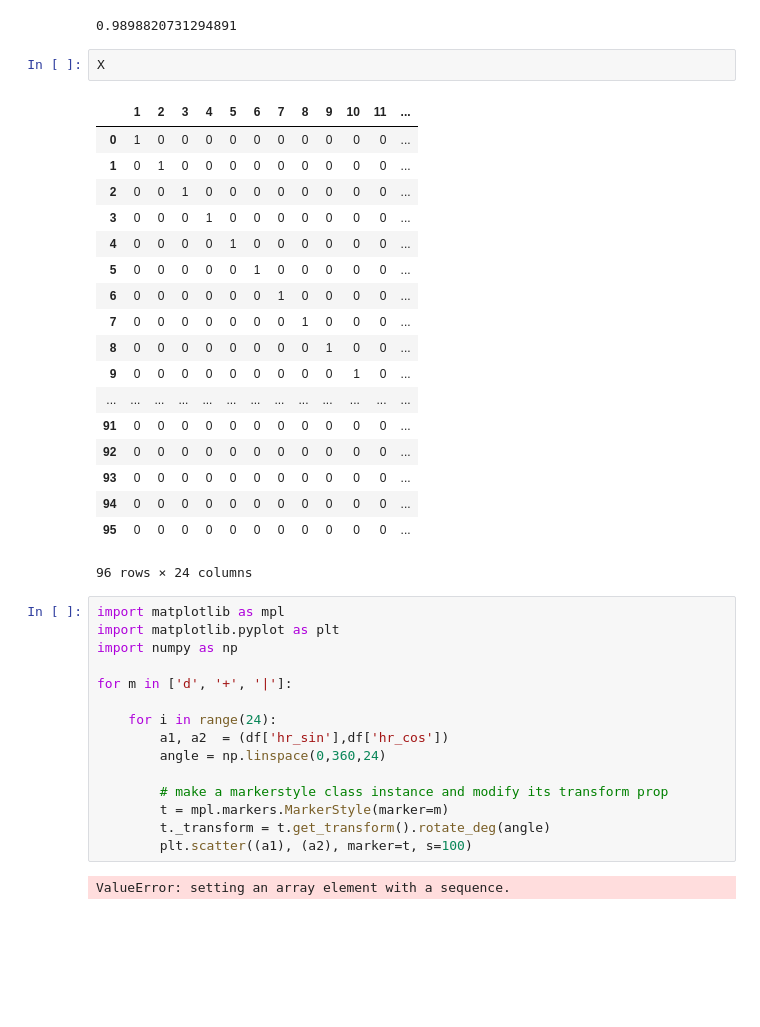
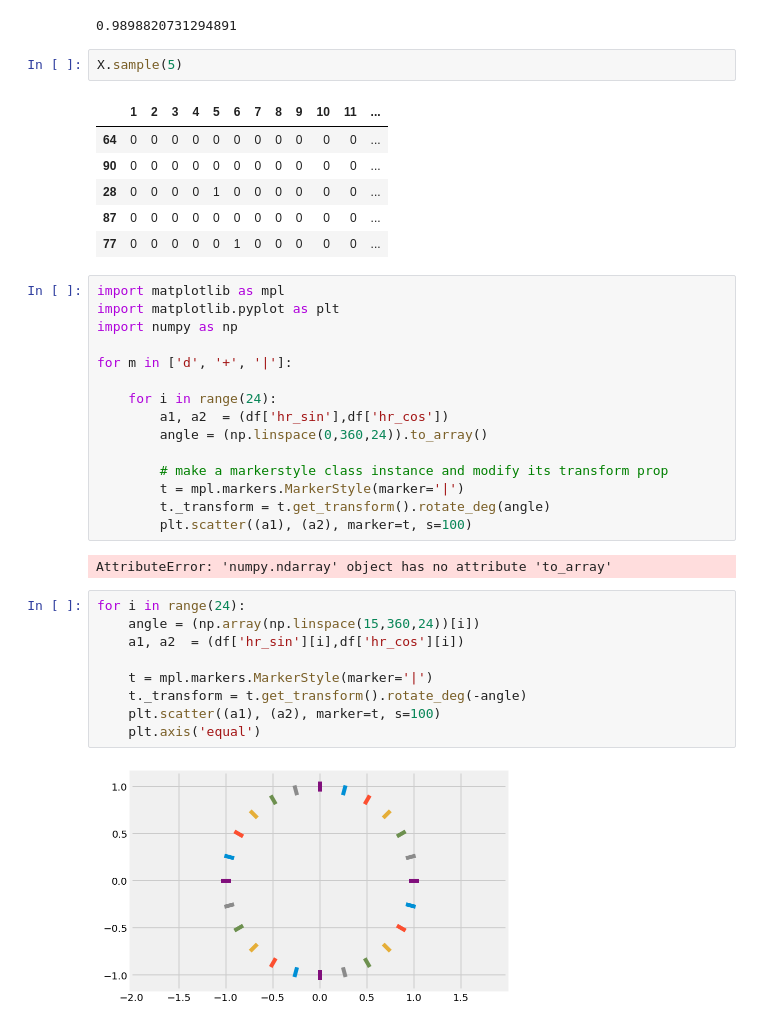
Before and after one commit to MaartenKool/CookBooks, a Jupyter notebook: cyclical.ipynb, the cells around one changed output. Saved outputs shown, nothing was run; the diff lists cells and outputs as text; blank space fills up the shorter version.

```diff
--- a/cyclical.ipynb
+++ b/cyclical.ipynb
@@ -161,26 +170,14 @@ model.score(X, df[['turnover']])
 # %% [output]
 0.9898820731294891
 # %%
-X
+X.sample(5)
 # %% [output]
 |  | 1 | 2 | 3 | 4 | 5 | 6 | 7 | 8 | 9 | 10 | 11 | ... |
-| 0 | 1 | 0 | 0 | 0 | 0 | 0 | 0 | 0 | 0 | 0 | 0 | ... |
-| 1 | 0 | 1 | 0 | 0 | 0 | 0 | 0 | 0 | 0 | 0 | 0 | ... |
-| 2 | 0 | 0 | 1 | 0 | 0 | 0 | 0 | 0 | 0 | 0 | 0 | ... |
-| 3 | 0 | 0 | 0 | 1 | 0 | 0 | 0 | 0 | 0 | 0 | 0 | ... |
-| 4 | 0 | 0 | 0 | 0 | 1 | 0 | 0 | 0 | 0 | 0 | 0 | ... |
-| 5 | 0 | 0 | 0 | 0 | 0 | 1 | 0 | 0 | 0 | 0 | 0 | ... |
-| 6 | 0 | 0 | 0 | 0 | 0 | 0 | 1 | 0 | 0 | 0 | 0 | ... |
-| 7 | 0 | 0 | 0 | 0 | 0 | 0 | 0 | 1 | 0 | 0 | 0 | ... |
-| 8 | 0 | 0 | 0 | 0 | 0 | 0 | 0 | 0 | 1 | 0 | 0 | ... |
-| 9 | 0 | 0 | 0 | 0 | 0 | 0 | 0 | 0 | 0 | 1 | 0 | ... |
-| ... | ... | ... | ... | ... | ... | ... | ... | ... | ... | ... | ... | ... |
-| 91 | 0 | 0 | 0 | 0 | 0 | 0 | 0 | 0 | 0 | 0 | 0 | ... |
-| 92 | 0 | 0 | 0 | 0 | 0 | 0 | 0 | 0 | 0 | 0 | 0 | ... |
-| 93 | 0 | 0 | 0 | 0 | 0 | 0 | 0 | 0 | 0 | 0 | 0 | ... |
-| 94 | 0 | 0 | 0 | 0 | 0 | 0 | 0 | 0 | 0 | 0 | 0 | ... |
-| 95 | 0 | 0 | 0 | 0 | 0 | 0 | 0 | 0 | 0 | 0 | 0 | ... |
+| 64 | 0 | 0 | 0 | 0 | 0 | 0 | 0 | 0 | 0 | 0 | 0 | ... |
+| 90 | 0 | 0 | 0 | 0 | 0 | 0 | 0 | 0 | 0 | 0 | 0 | ... |
+| 28 | 0 | 0 | 0 | 0 | 1 | 0 | 0 | 0 | 0 | 0 | 0 | ... |
+| 87 | 0 | 0 | 0 | 0 | 0 | 0 | 0 | 0 | 0 | 0 | 0 | ... |
+| 77 | 0 | 0 | 0 | 0 | 0 | 1 | 0 | 0 | 0 | 0 | 0 | ... |
-96 rows × 24 columns
 # %%
 import matplotlib as mpl
 import matplotlib.pyplot as plt
@@ -190,11 +187,22 @@ for m in ['d', '+', '|']:
 
     for i in range(24):
         a1, a2  = (df['hr_sin'],df['hr_cos'])
-        angle = np.linspace(0,360,24)
+        angle = (np.linspace(0,360,24)).to_array()
 
         # make a markerstyle class instance and modify its transform prop
-        t = mpl.markers.MarkerStyle(marker=m)
+        t = mpl.markers.MarkerStyle(marker='|')
         t._transform = t.get_transform().rotate_deg(angle)
         plt.scatter((a1), (a2), marker=t, s=100)
 # %% [output]
-ValueError: setting an array element with a sequence.
+AttributeError: 'numpy.ndarray' object has no attribute 'to_array'
+# %%
+for i in range(24):
+    angle = (np.array(np.linspace(15,360,24))[i])
+    a1, a2  = (df['hr_sin'][i],df['hr_cos'][i])
+
+    t = mpl.markers.MarkerStyle(marker='|')
+    t._transform = t.get_transform().rotate_deg(-angle)
+    plt.scatter((a1), (a2), marker=t, s=100)
+    plt.axis('equal')
+# %% [output]
+[figure, added]
```
Also changed, not shown: parts of 12 cells of this notebook, 1 other file.
